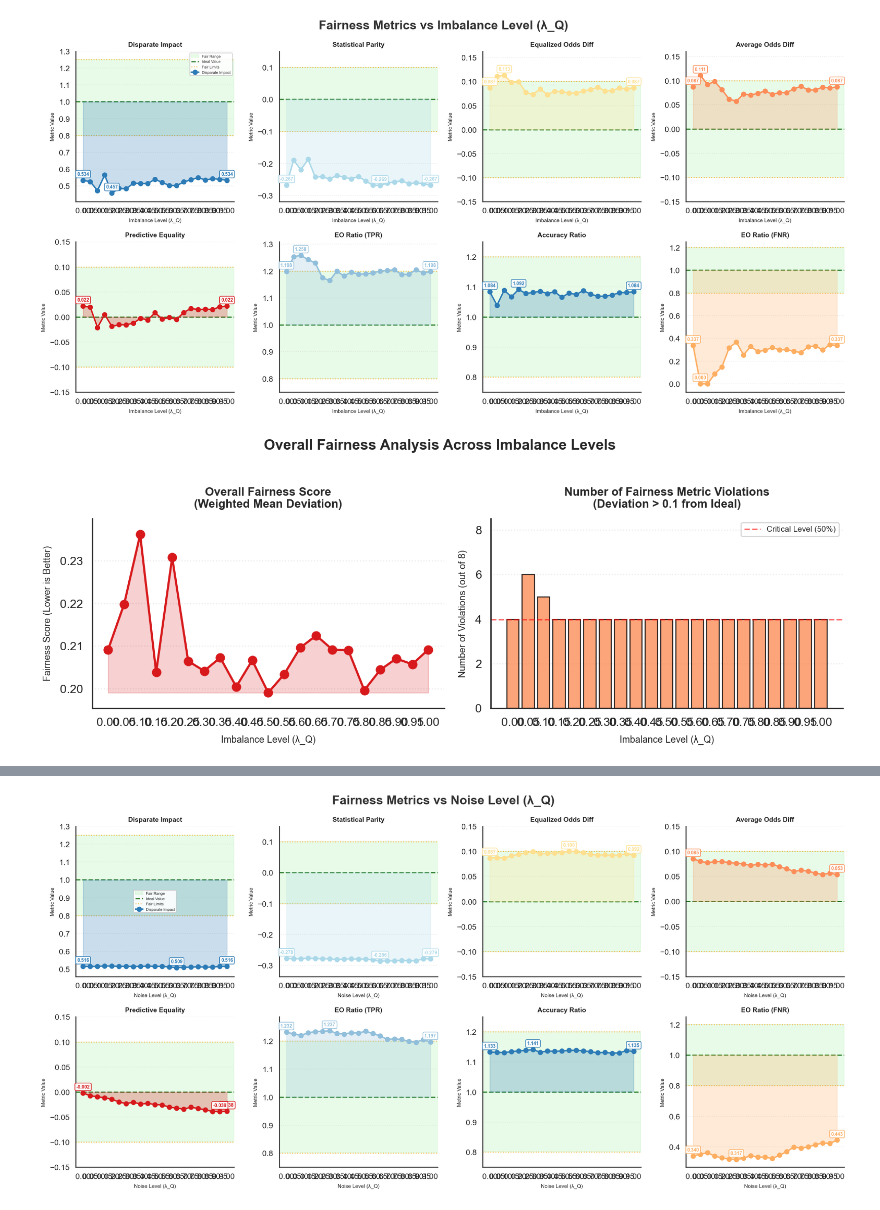
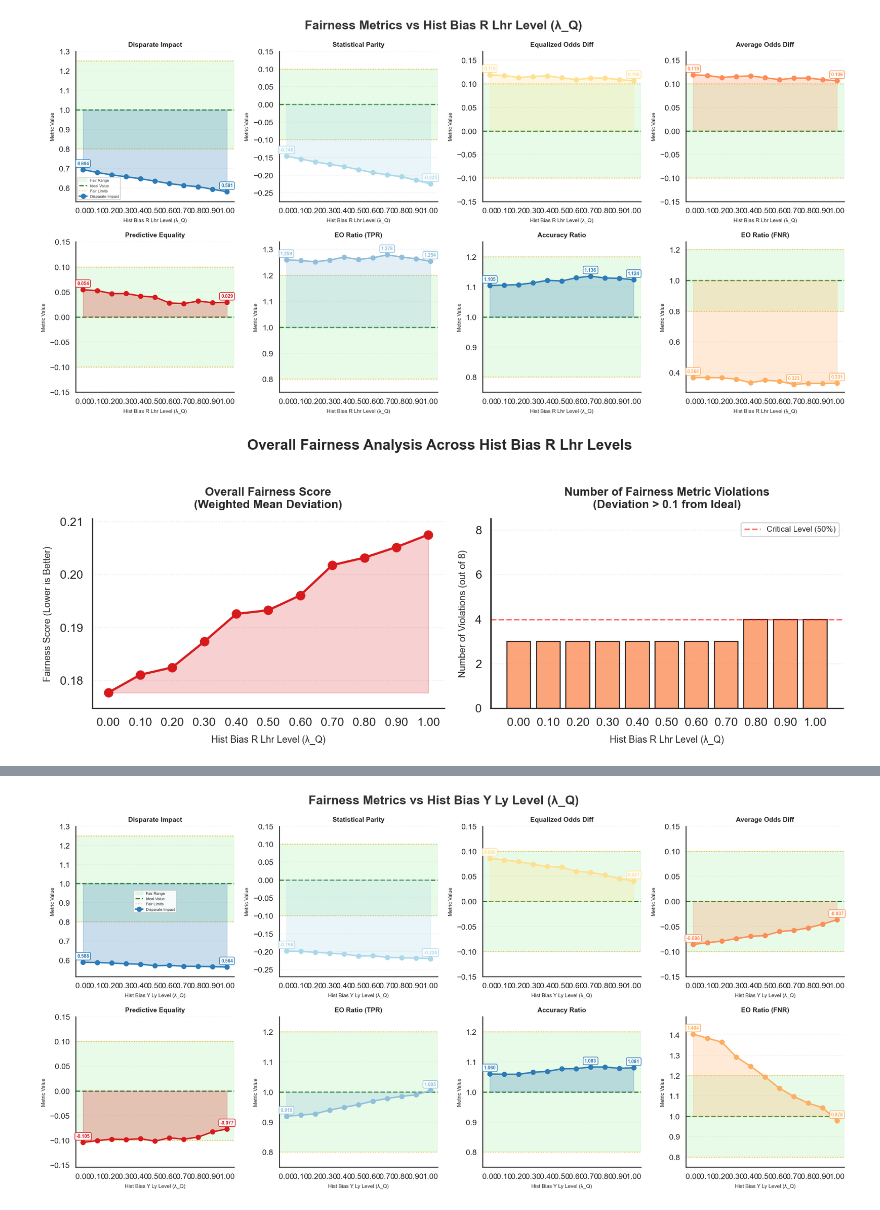
Before and after one commit to alexandre2004costa/IAS_Individual_Project, a Jupyter notebook: graphs.ipynb, the cells around one changed output, grey strips where cells are left out. Cells and saved outputs as stored; diff of their text form; code cells hidden in the pictures.

```diff
--- a/graphs.ipynb
+++ b/graphs.ipynb
@@ -194,7 +194,7 @@ def plot_overall_fairness_summary(condition, df):
         metrics_deviations.append({
             'bias_level': bias_level,
             'overall_fairness_score': overall_score,
-            'num_violations': sum(1 for d in deviations if d > 0.1)  # Count significant violations
+            'num_violations': sum(1 for d in deviations if d > 0.2)  # Count significant violations
         })
 
     summary_df = pd.DataFrame(metrics_deviations)
@@ -244,46 +244,28 @@ def plot_overall_fairness_summary(condition, df):
 # --- Main Execution ---
 
 def main(condition, path):
-    """
-    Main execution function.
-    """
-    print("="*80)
-    print("FAIRNESS METRICS VISUALIZATION")
-    print("="*80)
 
-    # Define bias levels to load
-    levels = ['0.00', '0.05', '0.10', '0.15', '0.20', '0.25', '0.30', '0.35', '0.40', '0.45', '0.50', '0.55', '0.60', '0.65', '0.70', '0.75', '0.80', '0.85', '0.90', '0.95', '1.00']
-    # Load data
-    print("\nLoading data...")
+    levels = ['0.00', '0.10', '0.20', '0.30', '0.40', '0.50', '0.60', '0.70', '0.80', '0.90', '1.00']
     df = load_fairness_results(condition, path, levels, results_dir='results')
-
-    print("\nData summary:")
-    print(df[['bias_level', 'group', 'ACC', 'SP', 'DI', 'AOD']].head(10))
-
-    # Create visualizations
-    print("\n" + "="*80)
-    print("CREATING VISUALIZATIONS")
-    print("="*80)
-
-    # 1. Individual Metrics Comparison
-    print("\n1. Creating individual metrics comparison plot...")
     fig1 = plot_fairness_metrics_comparison(condition, df)
-    print("   ✓ Created: Individual metrics comparison")
-
-    # 2. Overall Fairness Summary
-    print("\n2. Creating overall fairness summary...")
     fig2 = plot_overall_fairness_summary(condition, df)
-    print("   ✓ Created: Overall fairness summary")
-
-    # Show all plots
     plt.show()
 
-    print("\n" + "="*80)
-    print("VISUALIZATION COMPLETE")
-    print("="*80)
 
 if __name__ == "__main__":
-    main(condition="Bias", path="bias_lq_")
-    main(condition="Imbalance", path="imbalance_pu_")
-    main(condition="Noise", path="noise_sy_")
+    datasets = [
+        'hist_bias_Q_lq',
+        'hist_bias_R_lhr',
+        'hist_bias_Y_ly',
+        'interaction_bias_lyb',
+        'meas_bias_R_lm',
+        'meas_bias_Y_lmy',
+        'undersample_pu',
+        #'representation_bias_lr_true',
+        #'omitted_var_bias_lo_true',
+        'label_noise_sy',
+    ]
+    for d in datasets:
+        print(f"Processing dataset: {d}")
+        main(condition=d.replace('_', ' ').title(), path=f"{d}_")
 # %% [output]
@@ -326,2 +306,2 @@ Loading data...
-[figure, old version]
+[figure, new version]
-[figure, old version]
+[figure, new version]
@@ -345 +324 @@ Loading data...
-[figure, old version]
+[figure, new version]
```
Also changed, not shown: parts of 1 cell of this notebook, 7 other files.
